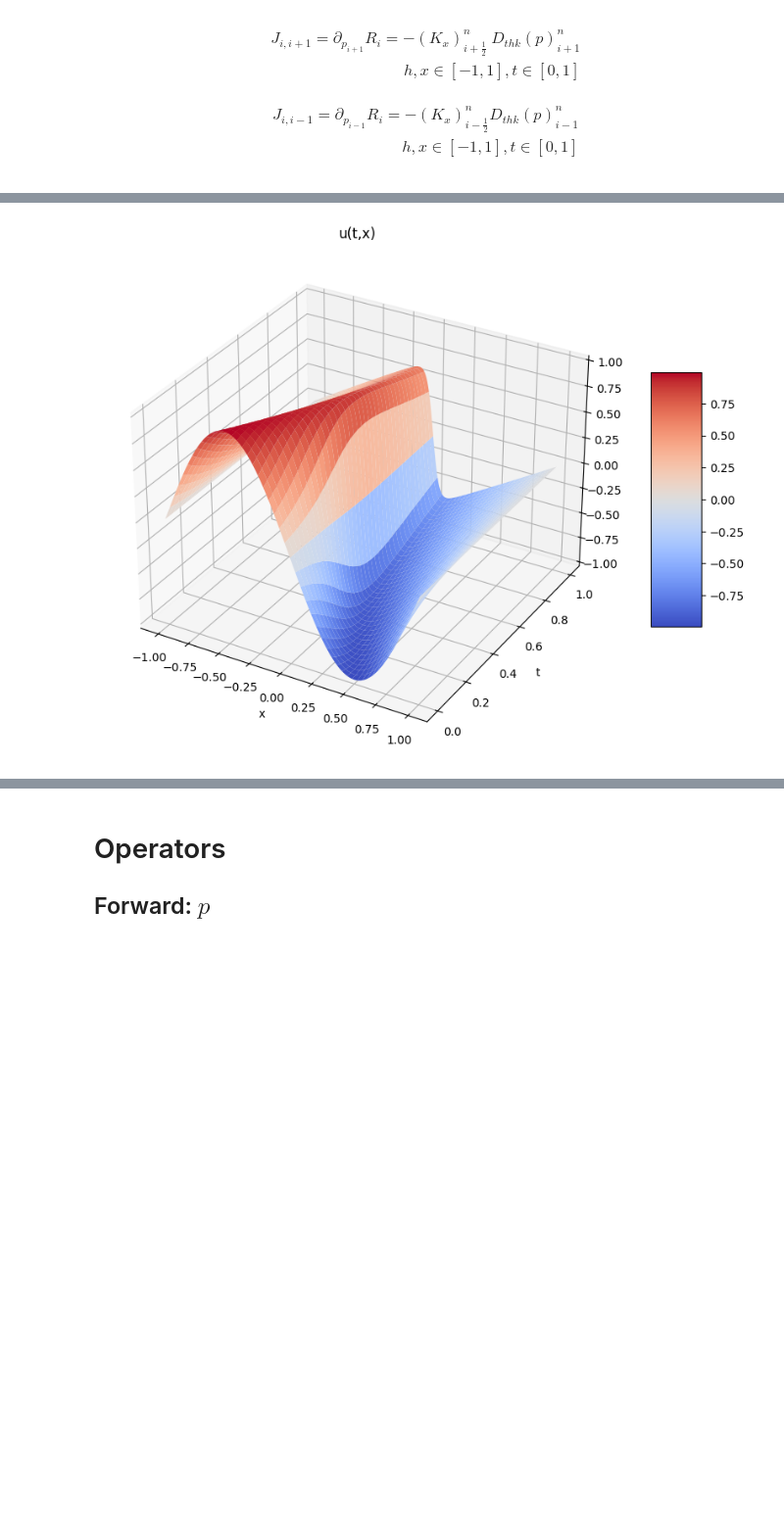
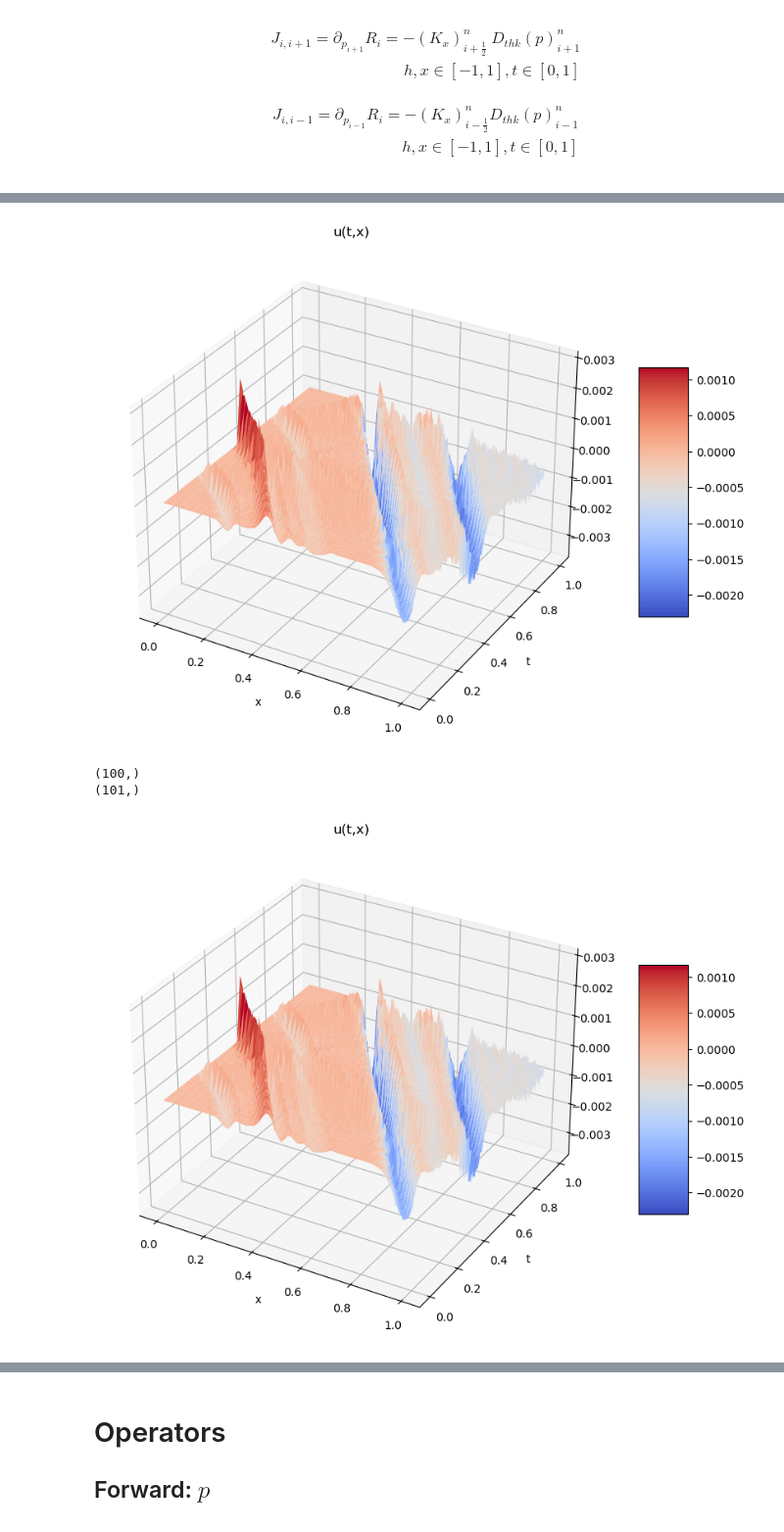
Before and after one commit to grmc1999/GP_PDE_NonLinSolver, a Jupyter notebook: notebooks/1phase_darcy.ipynb, the cells around one changed output, grey strips where cells are left out. Shown at 98% size. Cells and saved outputs as stored; diff of their text form; code cells hidden in the pictures; blank space fills up the shorter version.

```diff
--- a/notebooks/1phase_darcy.ipynb
+++ b/notebooks/1phase_darcy.ipynb
@@ -365,8 +362,9 @@ S=FD_Darcy_flow_1D_1P(N=40,dt=1e-2)
 p=onp.ones(S.gen_p_init().shape)*0.0
 p_1=p.copy()
 # %%
+
 h_p=[p_1]
-for t_i in range(100000):
+for t_i in range(100):
     new_p=S.time_step(p_1,p)
     h_p.append(new_p)
     p_1=new_p.copy()
@@ -401,0 +372,19 @@ plt.plot(h_p[-1])
+# %%
+#%matplotlib inline
+from IPython.display import HTML
+
+import matplotlib.animation as animation
+fig, ax = plt.subplots()
+l, = ax.plot(onp.arange(0,100),h_p[0])
+def animate(i):
+    #l.plot(h_p[i],)
+    l.set_ydata(h_p[i])
+    #l.set_ydata(h_p[i])
+    return l,
+
+ani = animation.FuncAnimation(fig, animate, frames=len(h_p[:]),interval=50)
+
+
+#HTML(ani.to_jshtml())
+#HTML(ani.to_html5_video())
+HTML(ani.to_jshtml())
@@ -415,15 +407,19 @@ def u_true(x1, x2):
 
 def plot_u(num_pts1, num_pts2):
     xx = onp.linspace(0, 1, num_pts1)
-    yy = onp.linspace(-1, 1, num_pts2)
+    #yy = onp.linspace(0, 1, num_pts2)
+    print(xx.shape)
+    yy = onp.arange(0, num_pts2)*1e-2
+    print(yy.shape)
     XX, YY = onp.meshgrid(xx, yy)
 
     # vectorized (x,y) coordinates
     XXv = onp.array(XX.flatten())
     YYv = onp.array(YY.flatten())
 
-    ZZ_u = vmap(u_true)(XXv, YYv)
-    ZZ_u = ZZ_u.reshape(num_pts2,num_pts1)
+    #ZZ_u = vmap(u_true)(XXv, YYv)
+    #ZZ_u = ZZ_u.reshape(num_pts2,num_pts1)
+    ZZ_u = onp.array(h_p) # [t x]
 
     fig = plt.figure(figsize=(12,8))
     ax = fig.add_subplot(111, projection='3d')
@@ -434,6 +430,7 @@ def plot_u(num_pts1, num_pts2):
 
     fig.colorbar(u_surf, shrink= 0.5, aspect = 5)
     plt.show()
+    return XXv,YYv,ZZ_u
 
 def plot_u_time_t(t, num_pts):
     xx = t
@@ -444,7 +441,8 @@ def plot_u_time_t(t, num_pts):
     XXv = onp.array(XX.flatten())
     YYv = onp.array(YY.flatten())
 
-    ZZ_u = vmap(u_true)(XXv, YYv)
+    #ZZ_u = vmap(u_true)(XXv, YYv)
+    ZZ_u = onp.array(h_p)
 
     fig = plt.figure(figsize=(12,8))
     plt.plot(yy, ZZ_u)
@@ -454,5 +452,6 @@ def plot_u_time_t(t, num_pts):
 
 # test
 # plot the figure
-plot_u(40,400)
+XXv,YYv,ZZ_u = plot_u(100,101)
+XXv_g,YYv_g,ZZ_u_g = plot_u(100,101)
 # %% [output]
@@ -460 +460,4 @@ WARNING:2025-11-03 11:25:01,026:jax._src.xla_bridge:850: An NVIDIA GPU may be pr
-[figure, old version]
+[figure, new version]
+(100,)
+(101,)
+[figure, added]
```
Also changed, not shown: parts of 26 cells of this notebook.
